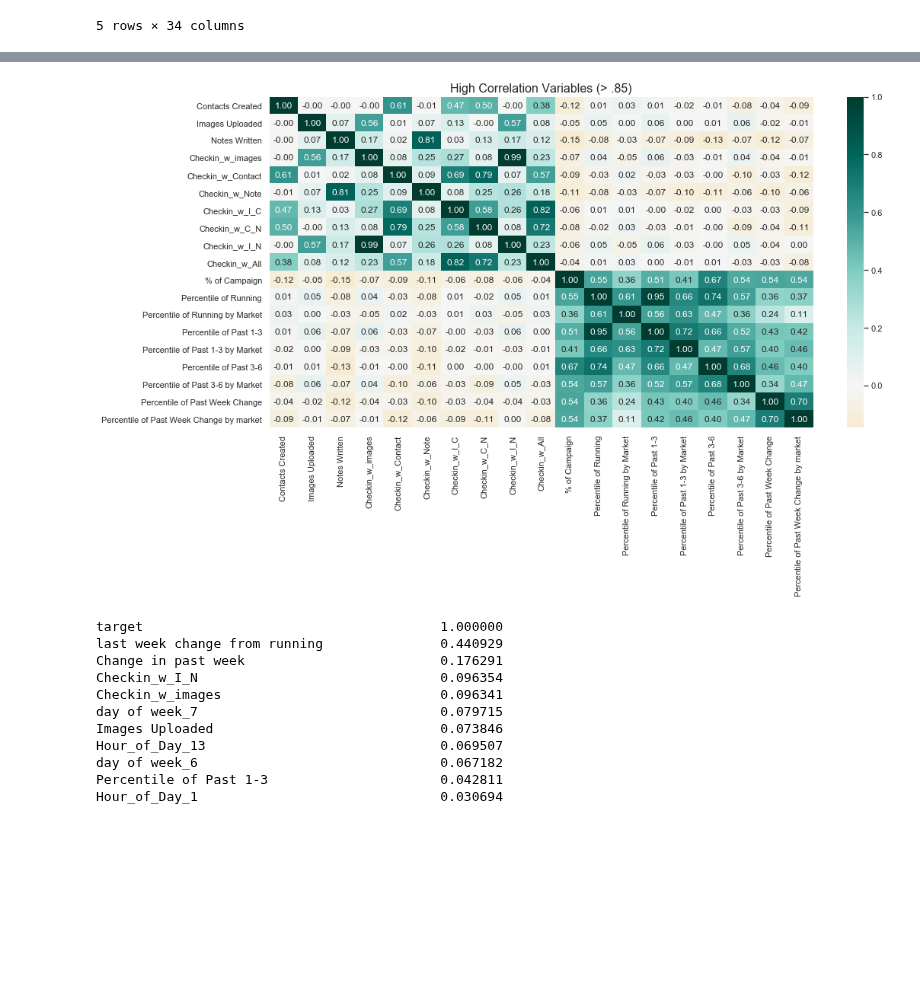
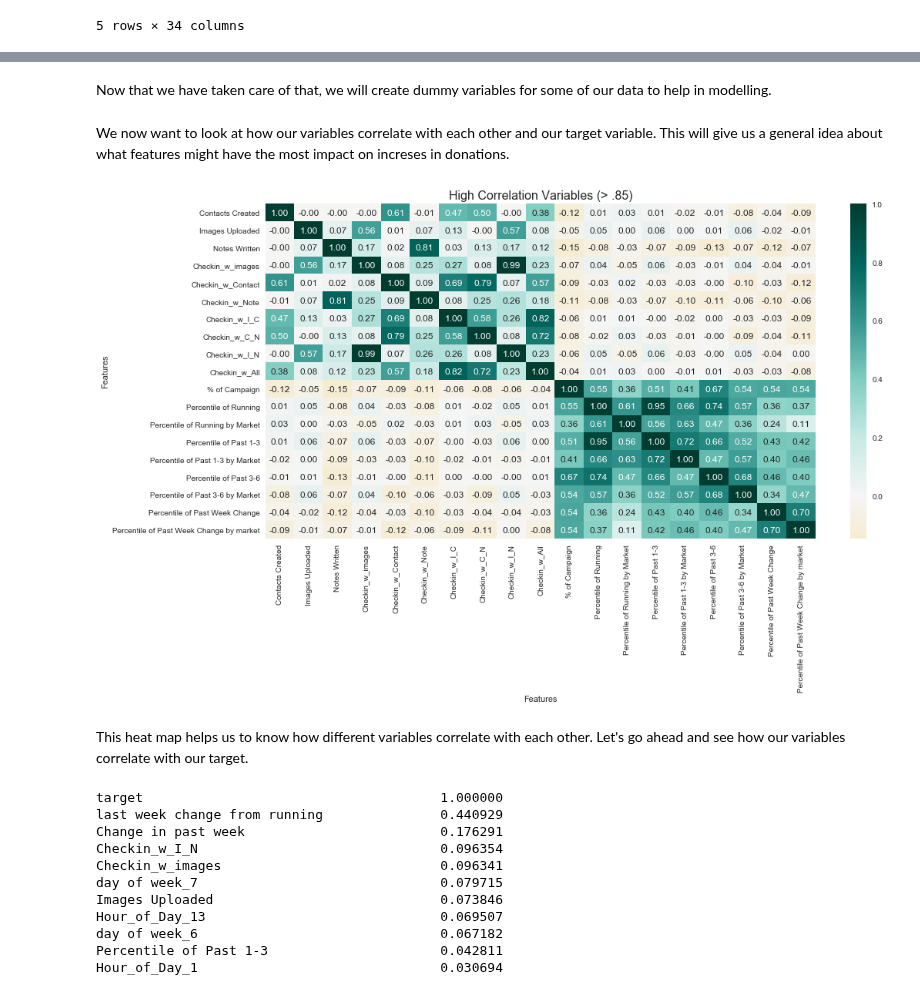
Before and after one commit to georgez-zgeorge/AML_code, a Jupyter notebook: Final Project/Dunder Mifflin Fundraising Analysis.ipynb, the cells around one changed output, grey strips where cells are left out. Saved outputs shown, nothing was run; the diff lists cells and outputs as text; code cells hidden in the pictures; blank space fills up the shorter version.

```diff
--- a/Final Project/Dunder Mifflin Fundraising Analysis.ipynb
+++ b/Final Project/Dunder Mifflin Fundraising Analysis.ipynb
@@ -74,4 +97,6 @@ df = df.drop(['Campaign Day Funds','day of month','target%','Future 0-3 avg','Pa
 #df = df.drop(['Campaign Day Funds','day of month','target%','Future 0-3 avg'],axis=1)
 #df[['Hour_of_Day','FundraisingYear','day of week']] = df[['Hour_of_Day','FundraisingYear','day of week']].astype('category')
 df[['Hour_of_Day','day of week']] = df[['Hour_of_Day','day of week']].astype('category')
+# %% [markdown]
+Now that we have taken care of that, we will create dummy variables for some of our data to help in modelling.
 # %%
@@ -78,6 +104,8 @@ df[['Hour_of_Day','day of week']] = df[['Hour_of_Day','day of week']].astype('ca
 df = pd.get_dummies(data=df,
                     columns=['Hour_of_Day','day of week'])
                     #columns=['Hour','Property Type','PopulationRank','LocRegion','FundraisingYear','day of week'])
+# %% [markdown]
+We now want to look at how our variables correlate with each other and our target variable. This will give us a general idea about what features might have the most impact on increses in donations.
 # %%
 #Create a list that displays only numeric variables
 numeric_var=df.select_dtypes(include=[np.number]).columns
@@ -88,13 +116,17 @@ aux=(abs(correlation)-np.identity(correlation.shape[0])).max()
 # %%
 #Throw out any variables that don't have at least .7 correlation with something else or isn't Target
 selected_feats=aux[(aux>0.50)| ((aux>0.215207) & (aux<0.215209))].index
 sns.set()
 fig, ax = plt.subplots(figsize=(16,8))
 #make the plot have numbers, a legend and pretty colors
 sns.heatmap(correlation.loc[selected_feats,selected_feats], annot=True,fmt='.2f',ax=ax,cmap="BrBG",center=0)
 plt.title('High Correlation Variables (> .85)',fontsize=16)
+plt.xlabel('Features')
+plt.ylabel('Features')
 #show the plot
 plt.show()
 # %% [output]
-[figure, old version]
+[figure, new version]
+# %% [markdown]
+This heat map helps us to know how different variables correlate with each other. Let's go ahead and see how our variables correlate with our target.
 # %%
```
Also changed, not shown: parts of 33 cells of this notebook.
